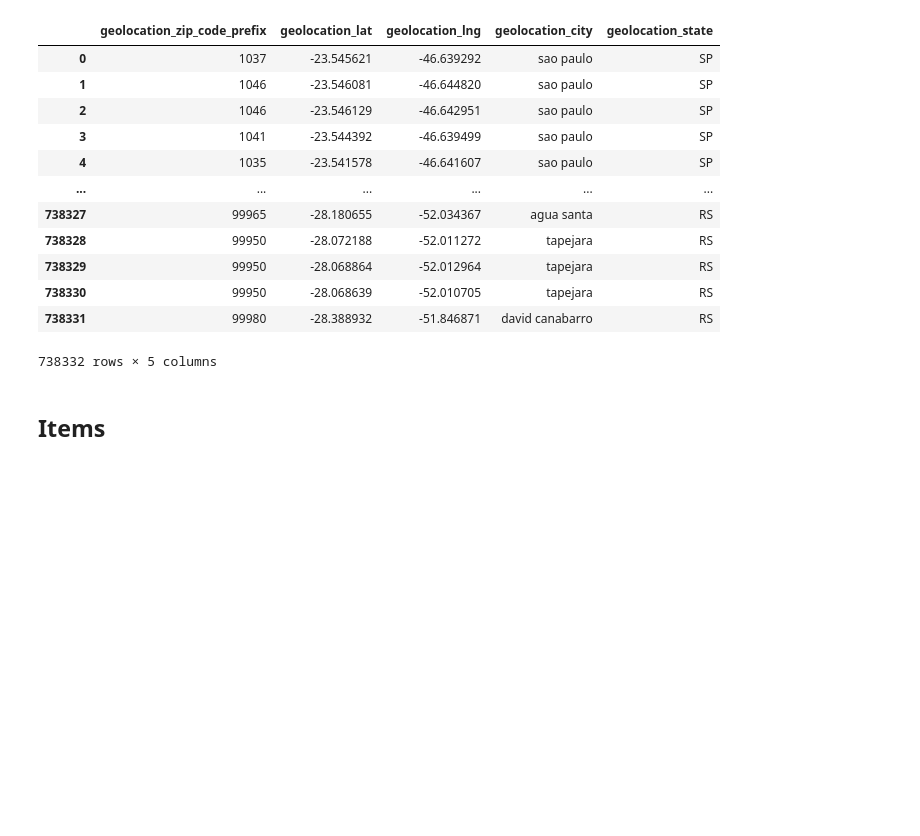
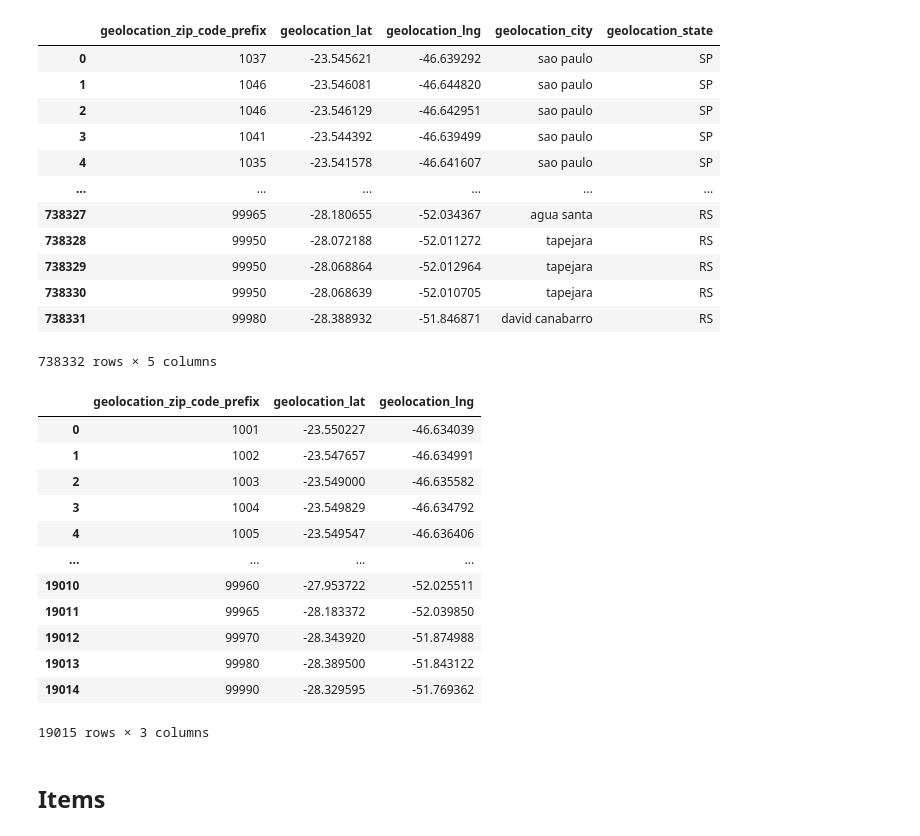
Before and after one commit to pedropalugan/NaBox, a Jupyter notebook: NaBox-Notebook.ipynb, the cells around one changed output. Drawn from its saved outputs; the diff is of its cells as text; code cells hidden in the pictures; blank space fills up the shorter version.

```diff
--- a/NaBox-Notebook.ipynb
+++ b/NaBox-Notebook.ipynb
@@ -160,6 +160,23 @@ geolocation_cl
 | 738330 | 99950 | -28.068639 | -52.010705 | tapejara | RS |
 | 738331 | 99980 | -28.388932 | -51.846871 | david canabarro | RS |
 738332 rows × 5 columns
+# %%
+geolocation_cl = geolocation_cl.groupby('geolocation_zip_code_prefix', as_index=False).agg({'geolocation_lat': 'mean','geolocation_lng': 'mean'})
+geolocation_cl
+# %% [output]
+|  | geolocation_zip_code_prefix | geolocation_lat | geolocation_lng |
+| 0 | 1001 | -23.550227 | -46.634039 |
+| 1 | 1002 | -23.547657 | -46.634991 |
+| 2 | 1003 | -23.549000 | -46.635582 |
+| 3 | 1004 | -23.549829 | -46.634792 |
+| 4 | 1005 | -23.549547 | -46.636406 |
+| ... | ... | ... | ... |
+| 19010 | 99960 | -27.953722 | -52.025511 |
+| 19011 | 99965 | -28.183372 | -52.039850 |
+| 19012 | 99970 | -28.343920 | -51.874988 |
+| 19013 | 99980 | -28.389500 | -51.843122 |
+| 19014 | 99990 | -28.329595 | -51.769362 |
+19015 rows × 3 columns
 # %% [markdown]
 ## Items
 # %%
```
Also changed, not shown: parts of 7 cells of this notebook, 2 other files.
